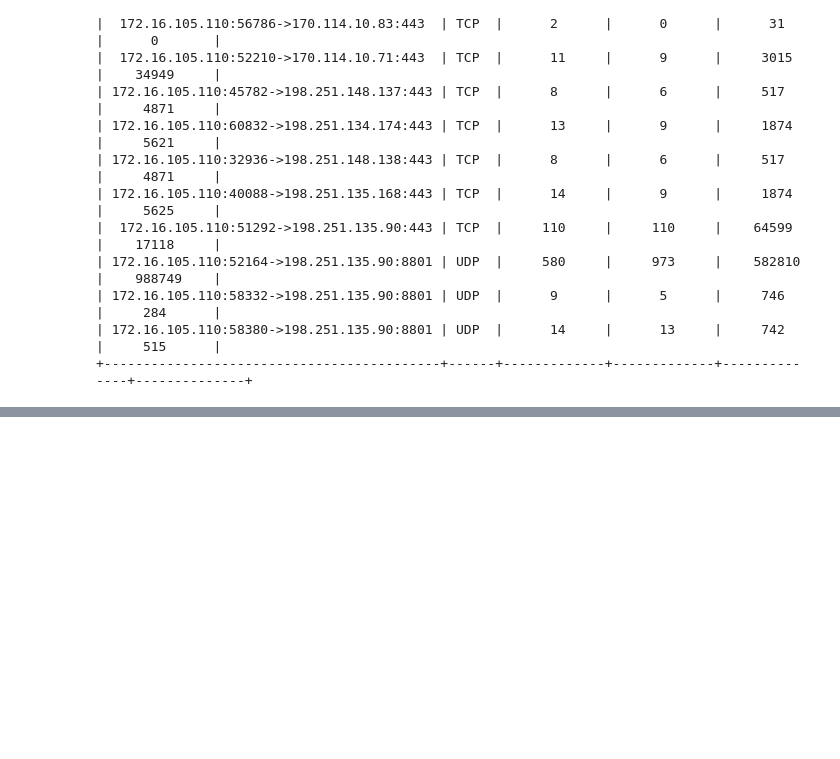
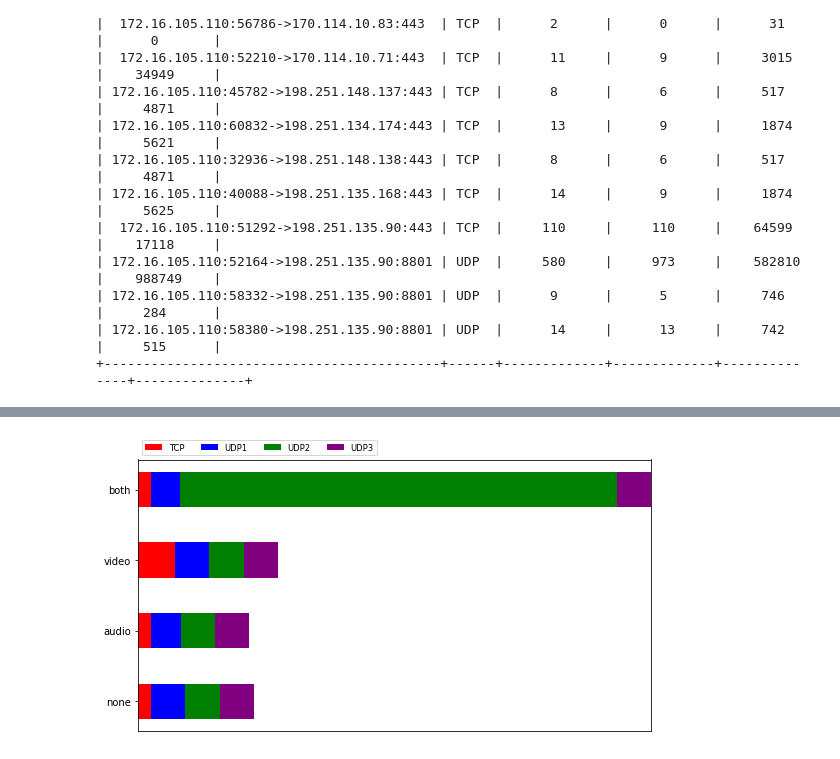
Before and after one commit to AceSix/CS1680-final, a Jupyter notebook: stage_compare.ipynb, the cells around one changed output, grey strips where cells are left out. Saved outputs shown, nothing was run; the diff lists cells and outputs as text; code cells hidden in the pictures; blank space fills up the shorter version.

```diff
--- a/stage_compare.ipynb
+++ b/stage_compare.ipynb
@@ -114,4 +116,5 @@ def get_connections(filename):
 
 
     print(x)
+    return Connections
 # %%
@@ -202,0 +211,5 @@ get_connections("zoom/zoom_turn.pcapng")
+# %%
+both = get_connections("zoom/zoom_both.pcapng")
+video = get_connections("zoom/zoom_noaudio.pcapng")
+audio = get_connections("zoom/zoom_novideo.pcapng")
+none = get_connections("zoom/zoom_none.pcapng")
@@ -202,0 +234,58 @@ get_connections("zoom/zoom_turn.pcapng")
+# %%
+category_names = ['TCP', 'UDP1',
+                  'UDP2', 'UDP3']
+
+def count_data(con):
+    return sum([pkt['len'] for pkt in con['snd_packets']])/len(con['snd_packets'])
+
+
+results = {
+    'both': [count_data(both[2]), count_data(both[1]), count_data(both[0]), count_data(both[3])],
+    'video': [count_data(video[2]), count_data(video[5]), count_data(video[3]), count_data(video[6])],
+    'audio': [count_data(audio[0]), count_data(audio[2]), count_data(audio[1]), count_data(audio[3])],
+    'none': [count_data(none[0]), count_data(none[2]), count_data(none[1]), count_data(none[3])],
+}
+
+
+def survey(results, category_names):
+    """
+    Parameters
+    ----------
+    results : dict
+        A mapping from question labels to a list of answers per category.
+        It is assumed all lists contain the same number of entries and that
+        it matches the length of *category_names*.
+    category_names : list of str
+        The category labels.
+    """
+    labels = list(results.keys())
+    data = np.array(list(results.values()))
+    data_cum = data.cumsum(axis=1)
+    category_colors = ['red', 'blue', 'green', 'purple', 'gist_stern',
+            'gnuplot', 'gnuplot2', 'CMRmap', 'cubehelix', 'brg',
+            'gist_rainbow', 'rainbow', 'jet', 'turbo', 'nipy_spectral',
+            'gist_ncar']
+
+    fig, ax = plt.subplots(figsize=(9.2, 5))
+    ax.invert_yaxis()
+    ax.xaxis.set_visible(False)
+    ax.set_xlim(0, np.sum(data, axis=1).max())
+
+    for i, (colname, color) in enumerate(zip(category_names, category_colors)):
+        widths = data[:, i]
+        starts = data_cum[:, i] - widths
+        rects = ax.barh(labels, widths, left=starts, height=0.5,
+                        label=colname, color=color)
+
+#         ax.bar_label(rects, label_type='center', color=color)
+
+    ax.legend(ncol=len(category_names), bbox_to_anchor=(0, 1),
+              loc='lower left', fontsize='small')
+
+    return fig, ax
+
+
+survey(results, category_names)
+plt.show()
+# %% [output]
+[figure, added]
```
Also changed, not shown: parts of 14 cells of this notebook, 17 other files.
